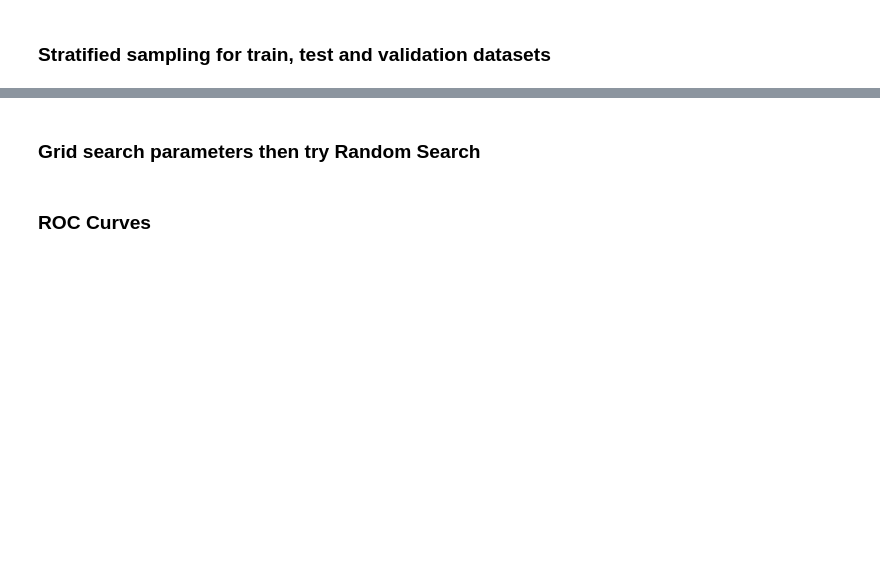
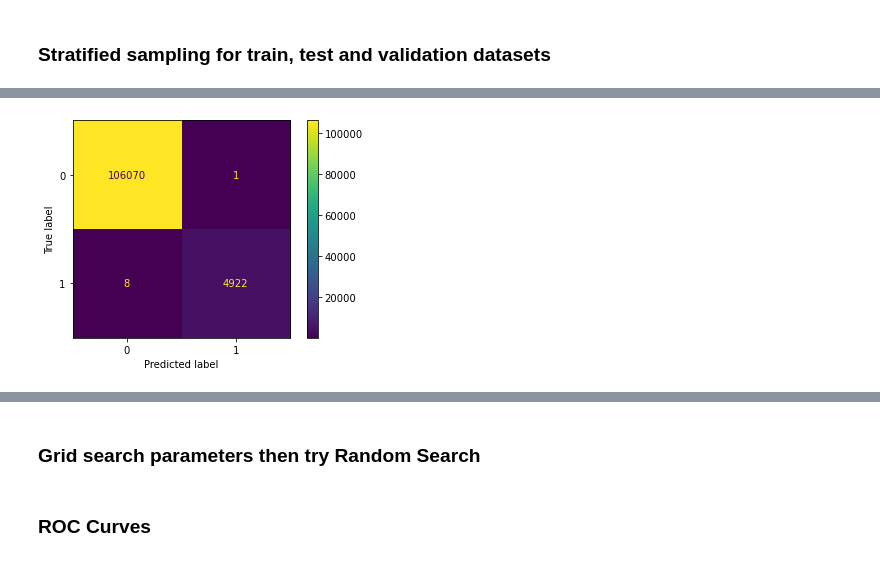
Before and after one commit to DRMRK/Machine_Learning-, a Jupyter notebook: Bus_bunching_Translink/notebooks/20200925_analyze_cleaned_data.ipynb, the cells around one changed output, grey strips where cells are left out. Saved outputs shown, nothing was run; the diff lists cells and outputs as text; code cells hidden in the pictures; blank space fills up the shorter version.

```diff
--- a/Bus_bunching_Translink/notebooks/20200925_analyze_cleaned_data.ipynb
+++ b/Bus_bunching_Translink/notebooks/20200925_analyze_cleaned_data.ipynb
@@ -91,7 +194,9 @@ y_pred_proba = RFmodel.predict_proba(X_train)
 # %%
 ps = plot_and_scores(y_train,y_pred, y_pred_proba)
 # %%
-ps.precision_recall_vs_threshold()
+ps.display_confusion_matrix()
+# %% [output]
+[figure, added]
 # %%
 precisions, recalls, thresholds = precision_recall_curve(y_train,y_pred_proba[:,1])
 plt.figure()
```
Also changed, not shown: parts of 14 cells of this notebook.
